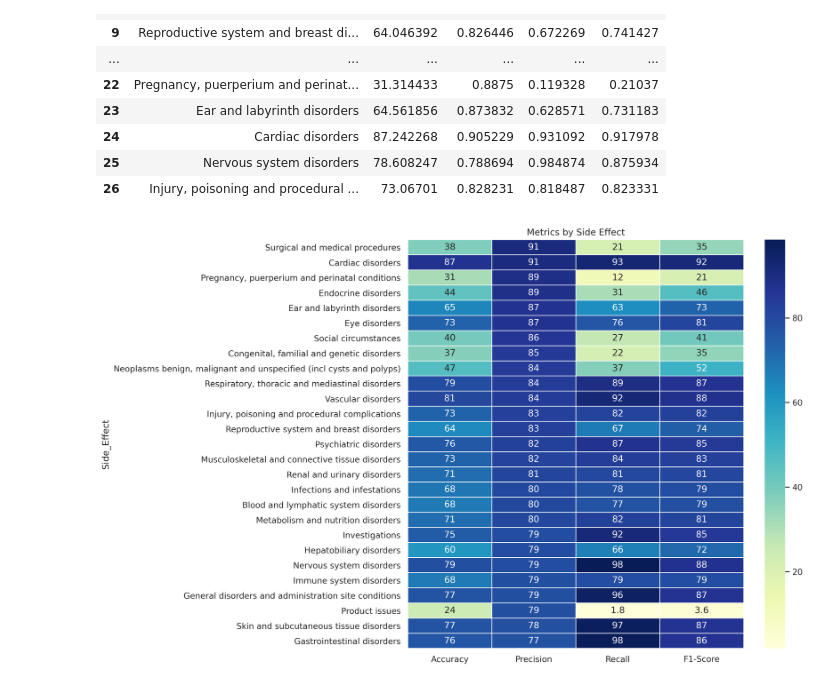
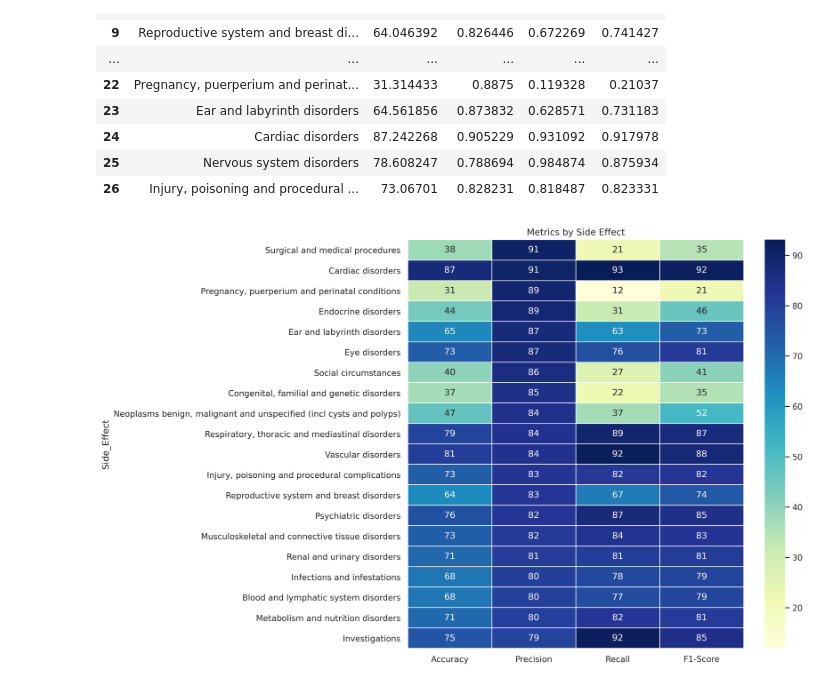
Before and after one commit to srijitseal/DICTrank, a Jupyter notebook: 12_Analyse_DICTrank/02_Predictive_SIDER_for_DICTrank.ipynb, the cells around one changed output. Cells and saved outputs as stored; diff of their text form; code cells hidden in the pictures.

```diff
--- a/12_Analyse_DICTrank/02_Predictive_SIDER_for_DICTrank.ipynb
+++ b/12_Analyse_DICTrank/02_Predictive_SIDER_for_DICTrank.ipynb
@@ -219,29 +219,29 @@ metrics_df
 # %%
 import seaborn as sns
 import pandas as pd
 import matplotlib.pyplot as plt
 
-df = metrics_df.sort_values("Precision", ascending=False)
+df = metrics_df.sort_values("Precision", ascending=False)[:20]
 
 # Convert columns to float type (or you can also use pd.to_numeric())
 for col in ['Accuracy', 'Precision', 'Recall', 'F1-Score']:
     df[col] = df[col].astype(float)
 
 # Handle NaN values (if any). Here, I'm filling NaNs with 0.
 df.fillna(0, inplace=True)
 
 # Normalize the metrics to make them comparable
 df['Precision'] = df['Precision'] * 100
 df['Recall'] = df['Recall'] * 100
 df['F1-Score'] = df['F1-Score'] * 100
 
 # Set the Side_Effect column as the index for the heatmap
 df.set_index('Side_Effect', inplace=True)
 
 # Plotting heatmap
 plt.figure(figsize=(10,10), dpi=300)
 sns.heatmap(df, cmap="YlGnBu", annot=True, linewidths=.5)
 plt.title('Metrics by Side Effect')
 plt.show()
 # %% [output]
-[figure, old version]
+[figure, new version]
```
Also changed, not shown: parts of 3 cells of this notebook, 52 other files.
